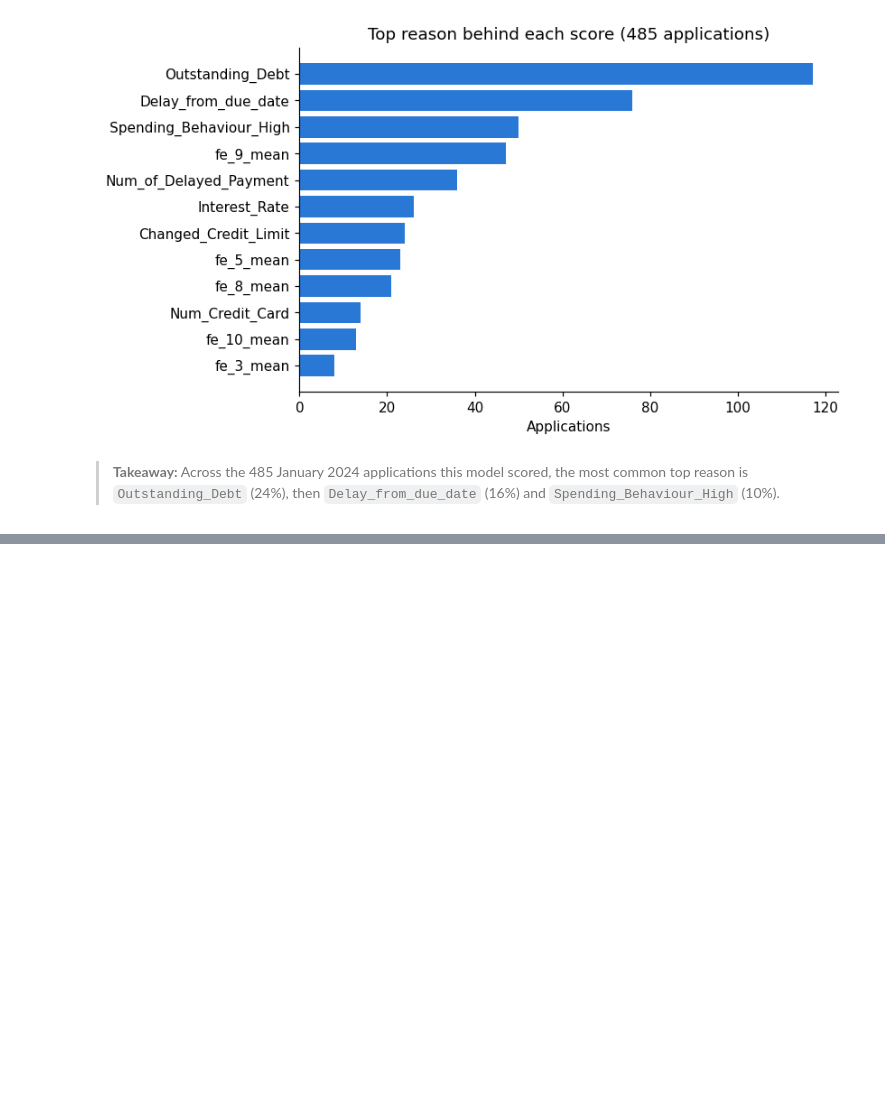
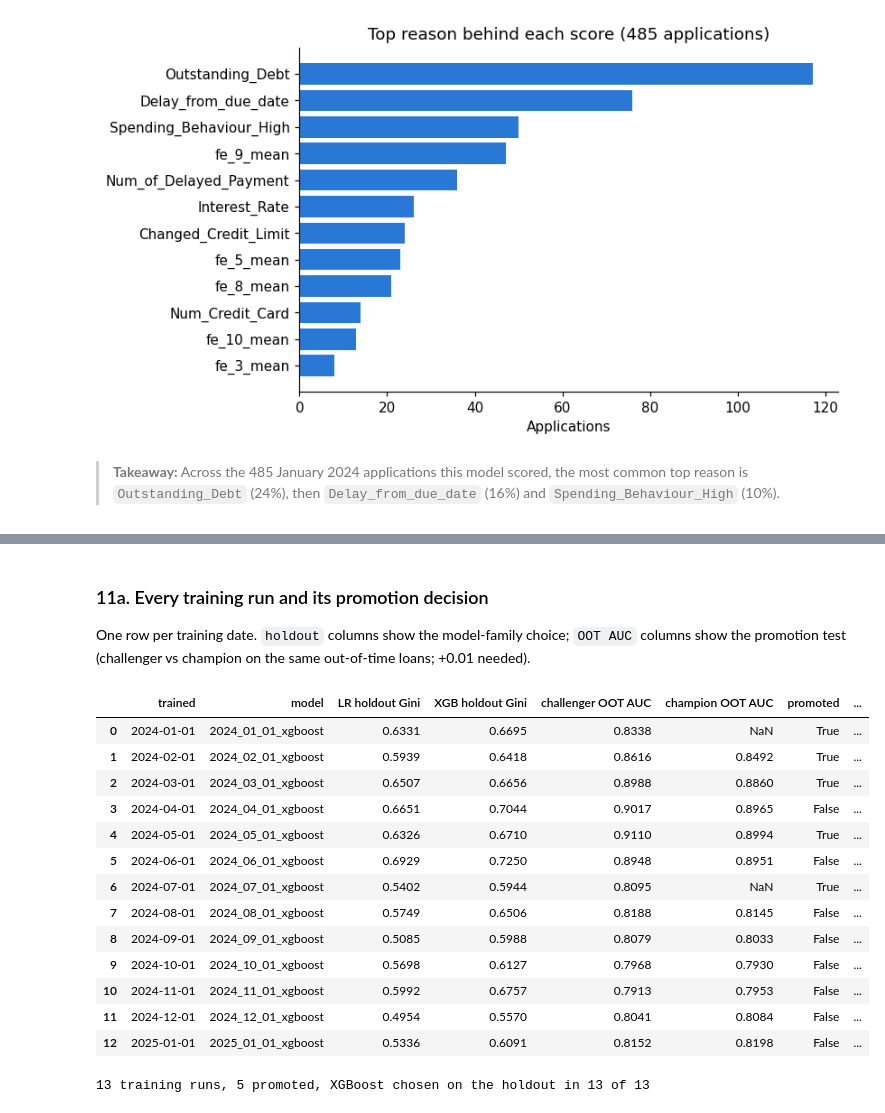
Before and after one commit to btkh95/MITB_MLE_A2, a Jupyter notebook: notebooks/model_exploration.ipynb, the cells around one changed output, grey strips where cells are left out. Drawn from its saved outputs; the diff is of its cells as text; code cells hidden in the pictures; blank space fills up the shorter version.

```diff
--- a/notebooks/model_exploration.ipynb
+++ b/notebooks/model_exploration.ipynb
@@ -620,0 +627,42 @@ plt.show()
+# %% [markdown]
+### 11a. Every training run and its promotion decision
+One row per training date. `holdout` columns show the model-family choice; `OOT AUC` columns show the
+promotion test (challenger vs champion on the same out-of-time loans; +0.01 needed).
+# %%
+import json
+
+runs = []
+for _, row in mu.read_registry().iterrows():
+    meta = json.load(open(ROOT / mu.MODEL_BANK / row["model_version"] / "metadata.json", encoding="utf-8"))
+    gini = {t: c["scores"]["gini_holdout"] for t, c in meta["candidates"].items()}
+    runs.append({
+        "trained": row["decision_date"],
+        "model": row["model_version"].replace("credit_model_", ""),
+        "LR holdout Gini": gini["logistic_regression"],
+        "XGB holdout Gini": gini["xgboost"],
+        "challenger OOT AUC": row["challenger_oot_auc"],
+        "champion OOT AUC": row["champion_oot_auc"],
+        "promoted": row["promoted"],
+        "reason": row["reason"],
+        "calibrated": meta["calibration"]["applied"],
+    })
+runs = pd.DataFrame(runs)
+display(runs)
+print(f"{len(runs)} training runs, {runs['promoted'].sum()} promoted, "
+      f"XGBoost chosen on the holdout in {(runs['model'].str.endswith('xgboost')).sum()} of {len(runs)}")
+# %% [output]
+|  | trained | model | LR holdout Gini | XGB holdout Gini | challenger OOT AUC | champion OOT AUC | promoted | ... |
+| 0 | 2024-01-01 | 2024_01_01_xgboost | 0.6331 | 0.6695 | 0.8338 | NaN | True | ... |
+| 1 | 2024-02-01 | 2024_02_01_xgboost | 0.5939 | 0.6418 | 0.8616 | 0.8492 | True | ... |
+| 2 | 2024-03-01 | 2024_03_01_xgboost | 0.6507 | 0.6656 | 0.8988 | 0.8860 | True | ... |
+| 3 | 2024-04-01 | 2024_04_01_xgboost | 0.6651 | 0.7044 | 0.9017 | 0.8965 | False | ... |
+| 4 | 2024-05-01 | 2024_05_01_xgboost | 0.6326 | 0.6710 | 0.9110 | 0.8994 | True | ... |
+| 5 | 2024-06-01 | 2024_06_01_xgboost | 0.6929 | 0.7250 | 0.8948 | 0.8951 | False | ... |
+| 6 | 2024-07-01 | 2024_07_01_xgboost | 0.5402 | 0.5944 | 0.8095 | NaN | True | ... |
+| 7 | 2024-08-01 | 2024_08_01_xgboost | 0.5749 | 0.6506 | 0.8188 | 0.8145 | False | ... |
+| 8 | 2024-09-01 | 2024_09_01_xgboost | 0.5085 | 0.5988 | 0.8079 | 0.8033 | False | ... |
+| 9 | 2024-10-01 | 2024_10_01_xgboost | 0.5698 | 0.6127 | 0.7968 | 0.7930 | False | ... |
+| 10 | 2024-11-01 | 2024_11_01_xgboost | 0.5992 | 0.6757 | 0.7913 | 0.7953 | False | ... |
+| 11 | 2024-12-01 | 2024_12_01_xgboost | 0.4954 | 0.5570 | 0.8041 | 0.8084 | False | ... |
+| 12 | 2025-01-01 | 2025_01_01_xgboost | 0.5336 | 0.6091 | 0.8152 | 0.8198 | False | ... |
+13 training runs, 5 promoted, XGBoost chosen on the holdout in 13 of 13
```
Also changed, not shown: parts of 11 cells of this notebook.
